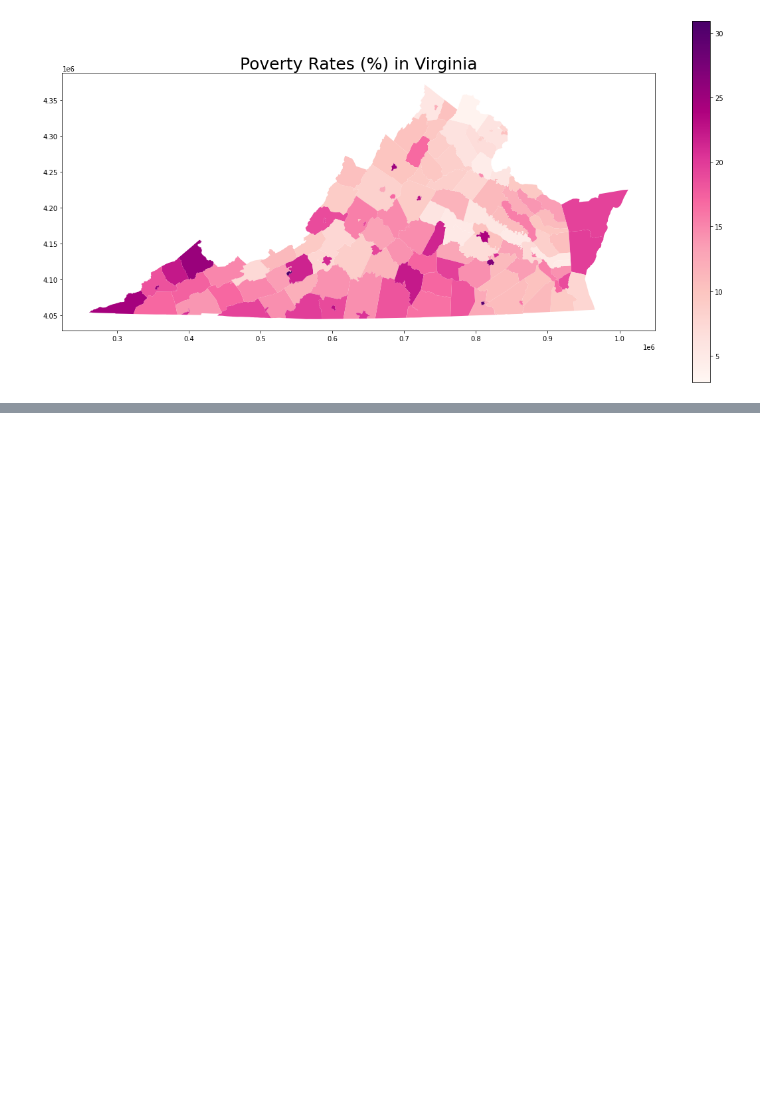
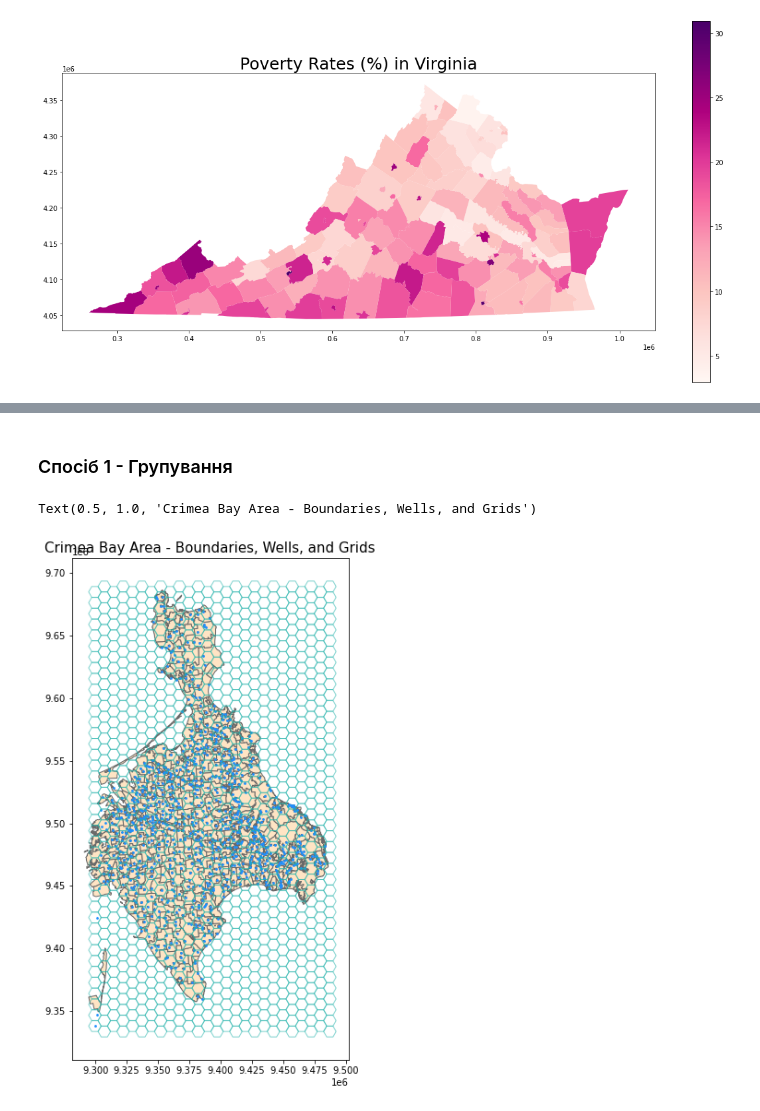
Before and after one commit to SergeyShchus/Data-analysis-Notebooks, a Jupyter notebook: Notebooks/PyGIS.ipynb, the cells around one changed output, grey strips where cells are left out. Cells and saved outputs as stored; diff of their text form; code cells hidden in the pictures; blank space fills up the shorter version.

```diff
--- a/Notebooks/PyGIS.ipynb
+++ b/Notebooks/PyGIS.ipynb
@@ -1394,0 +1414,20 @@ Text(0.5, 1.0, 'Poverty Rates (%) in Virginia')
+# %%
+# Load data
+
+# County boundaries
+# Source: https://opendata.mtc.ca.gov/datasets/san-francisco-bay-region-counties-clipped?geometry=-125.590%2C37.123%2C-119.152%2C38.640
+counties = gpd.read_file("/content/village_councils.shp")
+
+# Well locations
+# Source: https://gis.data.ca.gov/datasets/3a3e681b894644a9a95f9815aeeeb57f_0?geometry=-123.143%2C36.405%2C-119.230%2C37.175
+# Modified by author so that only the well locations within the counties and the surrounding 50 km were kept
+wells = gpd.read_file("/content/village.shp")
+
+# Reproject data to NAD83(HARN) / California Zone 3
+# https://spatialreference.org/ref/epsg/2768/
+proj = 2768
+counties = counties.to_crs(proj)
+wells = wells.to_crs(proj)
+
+# Create a column that assigns each well a number
+wells["Well_ID"] = np.arange(wells.shape[0])
@@ -1394,0 +1522,27 @@ Text(0.5, 1.0, 'Poverty Rates (%) in Virginia')
+# %% [markdown]
+### Спосіб 1 - Групування
+# %%
+# Set side length for cells in grid
+# This is dependent on projection chosen as length is in units specified in projection
+side_length = 5000
+
+# Set shape of grid
+shape = "hexagon"
+# shape = "rectangle"
+# %%
+# Create grid
+bay_area_grid = create_grid(feature = wells, shape = shape, side_length = side_length)
+
+# Create subplots
+fig, ax = plt.subplots(1, 1, figsize = (10, 10))
+
+# Plot data
+counties.plot(ax = ax, color = 'bisque', edgecolor = 'dimgray')
+wells.plot(ax = ax, marker = 'o', color = 'dodgerblue', markersize = 3)
+bay_area_grid.plot(ax = ax, color = 'none', edgecolor = 'lightseagreen', alpha = 0.55)
+
+# Set title
+ax.set_title('Crimea Bay Area - Boundaries, Wells, and Grids', fontdict = {'fontsize': '15', 'fontweight' : '3'})
+# %% [output]
+Text(0.5, 1.0, 'Crimea Bay Area - Boundaries, Wells, and Grids')
+[figure, added]
```
Also changed, not shown: parts of 17 cells of this notebook.
